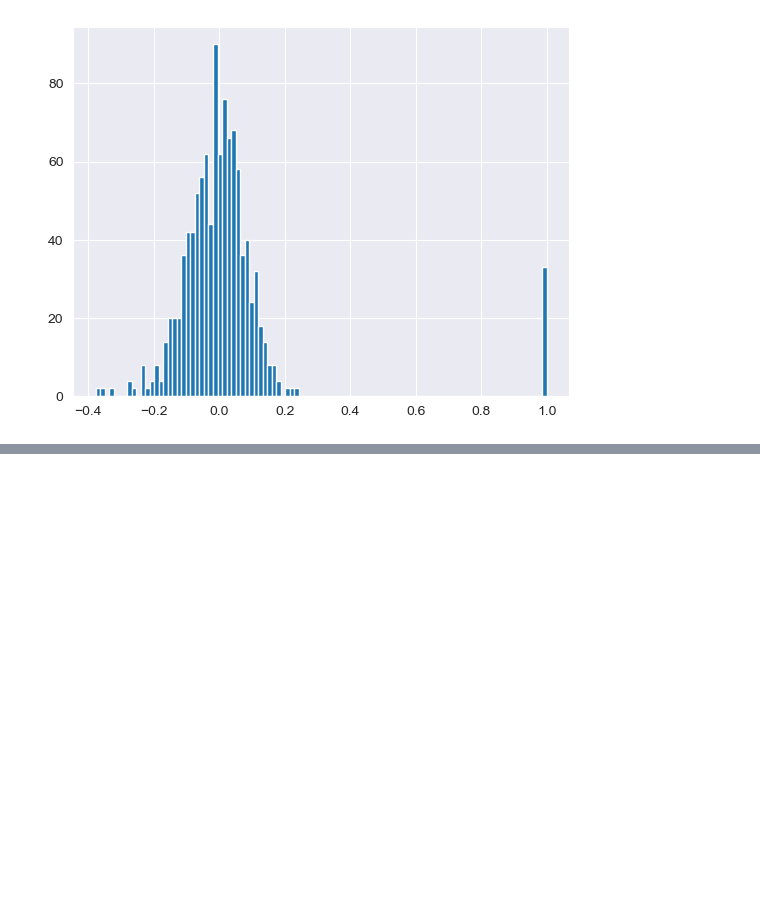
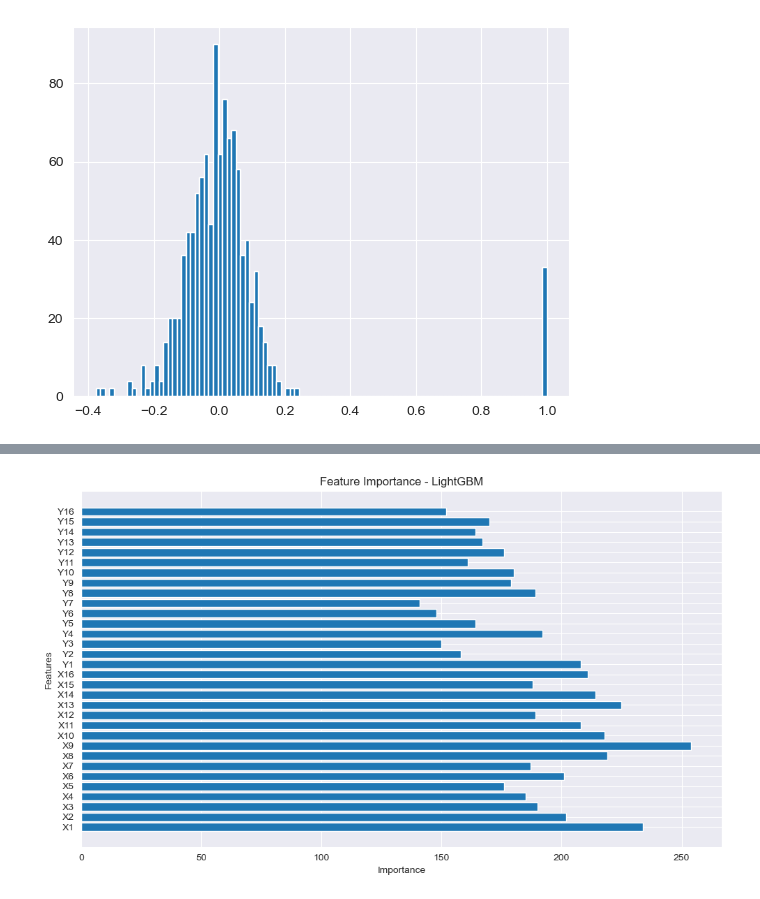
Before and after one commit to Ciaptok/Wave-Energy-Converters-Dataset-Analyze, a Jupyter notebook: notebooks/Tasmania.ipynb, the cells around one changed output, grey strips where cells are left out. Saved outputs shown, nothing was run; the diff lists cells and outputs as text; code cells hidden in the pictures; blank space fills up the shorter version.

```diff
--- a/notebooks/Tasmania.ipynb
+++ b/notebooks/Tasmania.ipynb
@@ -263,39 +395,72 @@ XGBoost - MSE: 2622211337.6678314, RMSE: 51207.532040392565, R²: 0.781149576151
 # %%
-from sklearn.ensemble import GradientBoostingRegressor
-from sklearn.model_selection import GridSearchCV
+import lightgbm as lgb
+from sklearn.metrics import mean_squared_error, r2_score
+from sklearn.model_selection import RandomizedSearchCV
 
-# Definicja hiperparametrów do przetestowania
-param_grid = {
-    'n_estimators': [100, 200],       # Zmniejszono do dwóch wartości
-    'max_depth': [3, 5],             # Zmniejszono do dwóch wartości
-    'learning_rate': [0.1,0.2]     # Zmniejszono do dwóch wartości
+# Definicja ograniczonej przestrzeni hiperparametrów
+param_dist = {
+    'n_estimators': [100, 200],  # Liczba drzew
+    'max_depth': [5, 10],  # Maksymalna głębokość drzewa
+    'learning_rate': [0.05, 0.1],  # Szybkość uczenia
+    'num_leaves': [31, 50],  # Liczba liści w każdym drzewie
 }
 
+# Tworzenie modelu LightGBM
+model = lgb.LGBMRegressor(random_state=42)
 
-# Tworzenie modelu Gradient Boosting
-model = GradientBoostingRegressor(random_state=42)
-
-# Grid Search z walidacją krzyżową
-grid_search = GridSearchCV(
+# RandomizedSearchCV
+random_search = RandomizedSearchCV(
     estimator=model,
-    param_grid=param_grid,
-    scoring='neg_mean_squared_error',  # używamy MSE jako funkcji kosztu
-    cv=2,  # liczba podziałów do walidacji krzyżowej
-    verbose=1,
-    n_jobs=-1  # równoległe przetwarzanie
+    param_distributions=param_dist,
+    n_iter=8,  # Liczba losowych kombinacji do przetestowania
+    scoring='neg_mean_squared_error',  # Funkcja kosztu
+    cv=3,  # Liczba podziałów do walidacji krzyżowej
+    verbose=2,
+    random_state=42,
+    n_jobs=-1  # Użycie wszystkich rdzeni procesora
 )
 
-# Dopasowanie modelu do danych treningowych
-grid_search.fit(X_train, y_train)
+# Dopasowanie RandomizedSearchCV
+random_search.fit(X_train, y_train)
 
-# Najlepszy model i jego hiperparametry
-best_model = grid_search.best_estimator_
-print("Najlepsze hiperparametry:", grid_search.best_params_)
+# Najlepszy model i hiperparametry
+best_lgbm = random_search.best_estimator_
+print("Najlepsze hiperparametry:", random_search.best_params_)
 
 # Ocena na zbiorze walidacyjnym
-y_val_pred = best_model.predict(X_val)
-mse = mean_squared_error(y_val, y_val_pred)
-rmse = np.sqrt(mse)
-r2 = r2_score(y_val, y_val_pred)
-print(f"Gradient Boosting - MSE: {mse}, RMSE: {rmse}, R^2: {r2}")
+y_val_pred = best_lgbm.predict(X_val)
+mse_val = mean_squared_error(y_val, y_val_pred)
+rmse_val = np.sqrt(mse_val)
+r2_val = r2_score(y_val, y_val_pred)
+
+print(f"LightGBM (Validation) - MSE: {mse_val}, RMSE: {rmse_val}, R²: {r2_val}")
+
+# Ocena najlepszego modelu na zbiorze testowym
+y_test_pred = best_lgbm.predict(X_test)
+mse_test = mean_squared_error(y_test, y_test_pred)
+rmse_test4 = np.sqrt(mse_test)
+r2_test = r2_score(y_test, y_test_pred)
+
+print(f"LightGBM (Test) - MSE: {mse_test}, RMSE: {rmse_test4}, R²: {r2_test}")
+
+# Najlepsze hiperparametry: {'num_leaves': 31, 'n_estimators': 200, 'max_depth': 10, 'learning_rate': 0.1}
+# LightGBM (Validation) - MSE: 379831678.9492799, RMSE: 19489.270867564028, R²: 0.8539457728751556
+# LightGBM (Test) - MSE: 371742144.6858012, RMSE: 19280.61577558666, R²: 0.8603300208644927
+
+# Feature Importance
+feature_importance = best_lgbm.feature_importances_
+feature_names = X_train.columns
+
+# Wizualizacja Feature Importance
+plt.figure(figsize=(10, 6))
+plt.barh(feature_names, feature_importance)
+plt.title("Feature Importance - LightGBM")
+plt.xlabel("Importance")
+plt.ylabel("Features")
+plt.tight_layout()
+plt.show()
+
+# Najlepsze hiperparametry: {'num_leaves': 31, 'n_estimators': 200, 'max_depth': 10, 'learning_rate': 0.1}
+# LightGBM (Validation) - MSE: 2695561557.5818105, RMSE: 51918.79772858584, R²: 0.7751778590618268
+# LightGBM (Test) - MSE: 2674600876.4445233, RMSE: 51716.54354695916, R²: 0.779064072045183
 # %% [output]
@@ -304,0 +476 @@ Gradient Boosting - MSE: 2600188417.655387, RMSE: 50992.04268957449, R^2: 0.7828
+[figure, added]
```
Also changed, not shown: parts of 17 cells of this notebook, 1 other file.
